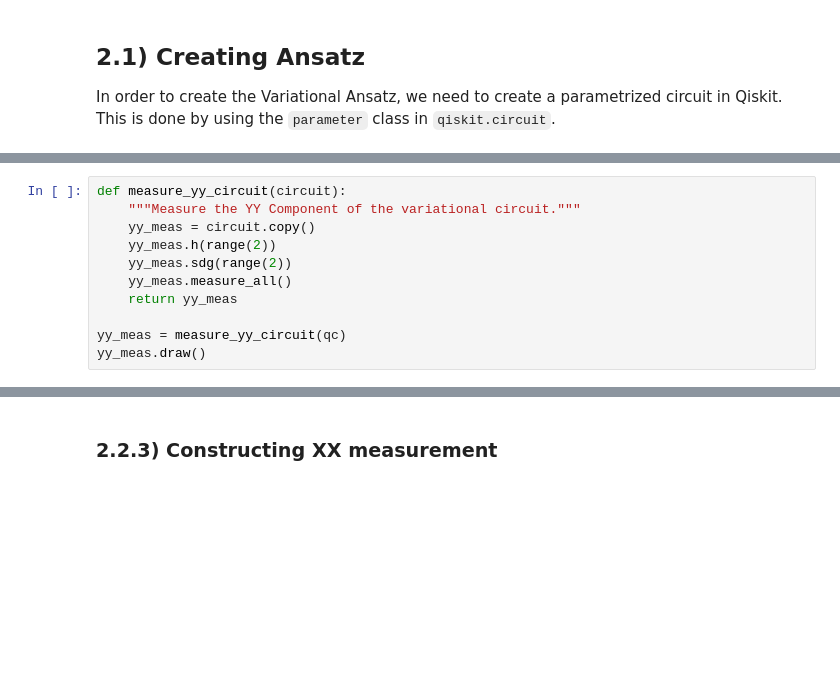
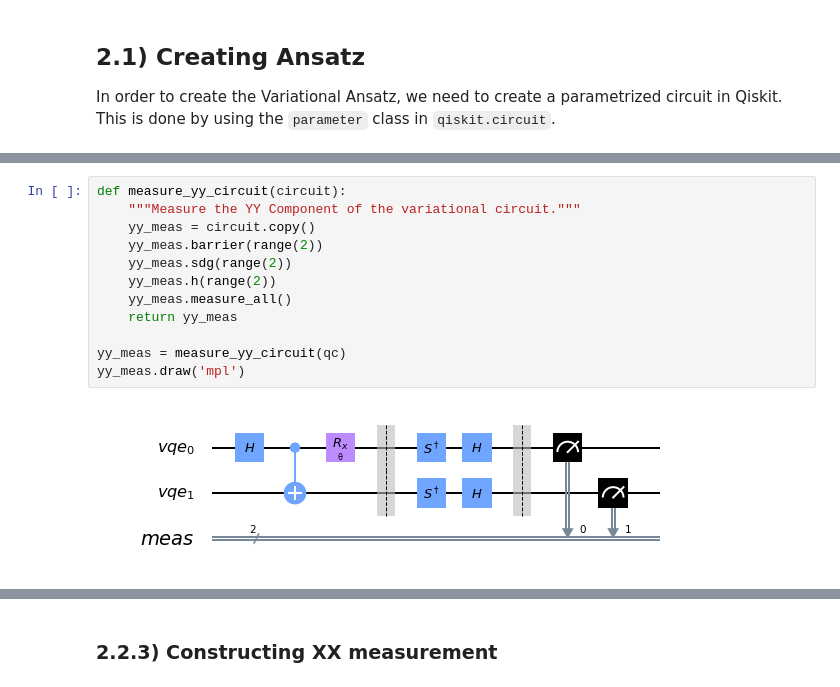
Before and after one commit to nahumsa/QOSF, a Jupyter notebook: Task 4.ipynb, the cells around one changed output, grey strips where cells are left out. Drawn from its saved outputs; the diff is of its cells as text; blank space fills up the shorter version.

```diff
--- a/Task 4.ipynb
+++ b/Task 4.ipynb
@@ -202,12 +237,15 @@ plt.plot(theta_range, zz);
 # %%
 def measure_yy_circuit(circuit):
     """Measure the YY Component of the variational circuit."""
     yy_meas = circuit.copy()
+    yy_meas.barrier(range(2))
+    yy_meas.sdg(range(2))
     yy_meas.h(range(2))
-    yy_meas.sdg(range(2))
     yy_meas.measure_all()
     return yy_meas
 
 yy_meas = measure_yy_circuit(qc)
-yy_meas.draw()
+yy_meas.draw('mpl')
+# %% [output]
+[figure, added]
 # %%
```
Also changed, not shown: parts of 28 cells of this notebook.
